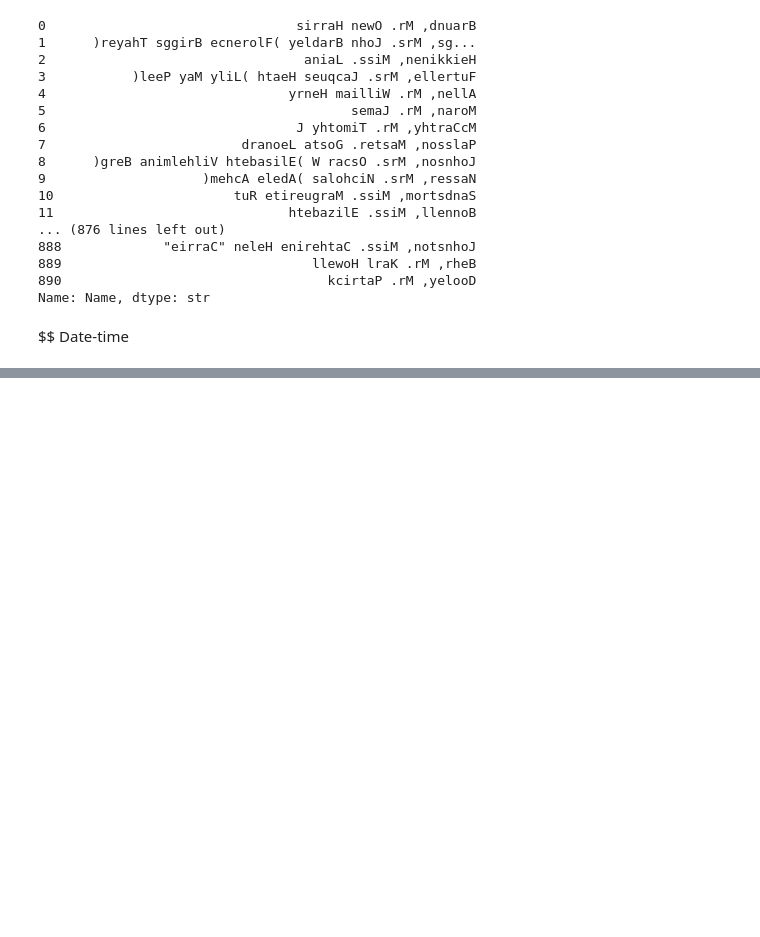
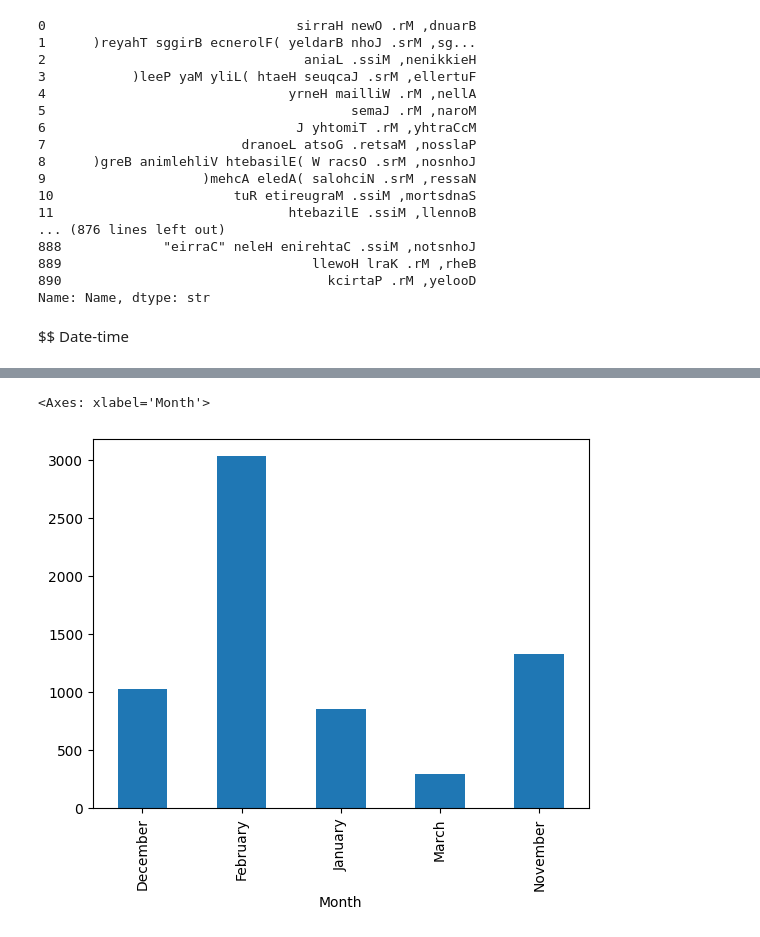
Before and after one commit to mhandihadjadene-blip/intial_commit, a Jupyter notebook: string-datetime.ipynb, the cells around one changed output, grey strips where cells are left out. Drawn from its saved outputs; the diff is of its cells as text; code cells hidden in the pictures; blank space fills up the shorter version.

```diff
--- a/string-datetime.ipynb
+++ b/string-datetime.ipynb
@@ -249,0 +447,4 @@ $$ Date-time
+# %%
+expense = pd.read_csv('CampusX_expense_data.csv')
+# %%
+expense['Date'] = pd.to_datetime(expense['Date'])
@@ -249,0 +512,8 @@ $$ Date-time
+# %%
+expense['Month'] =  expense['Date'].dt.month_name()
+# %%
+xp = expense[expense['Income/Expense'] == 'Income']
+xp.groupby('Month')['INR'].mean().plot(kind='bar')
+# %% [output]
+<Axes: xlabel='Month'>
+[figure, added]
```
Also changed, not shown: parts of 32 cells of this notebook.
